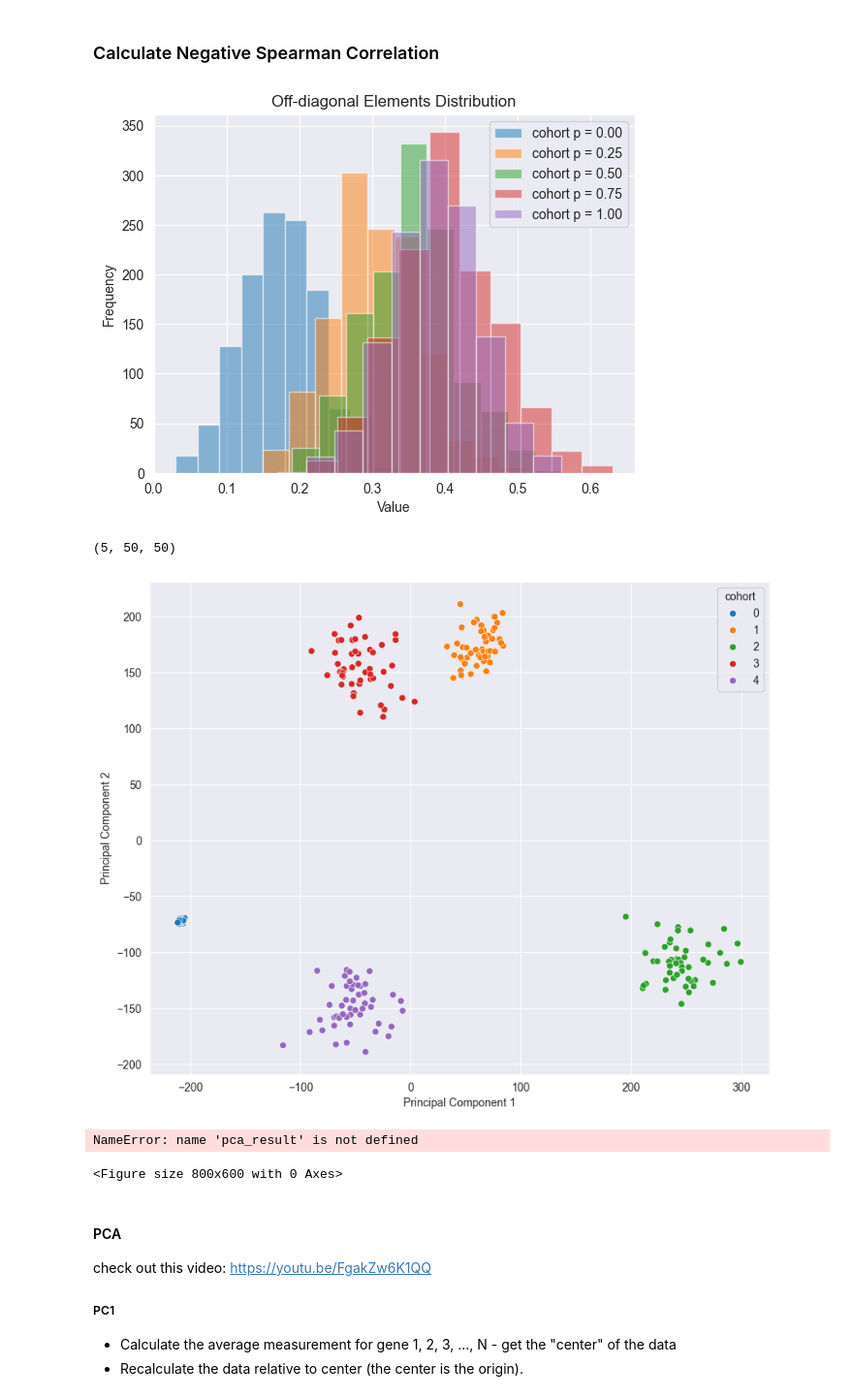
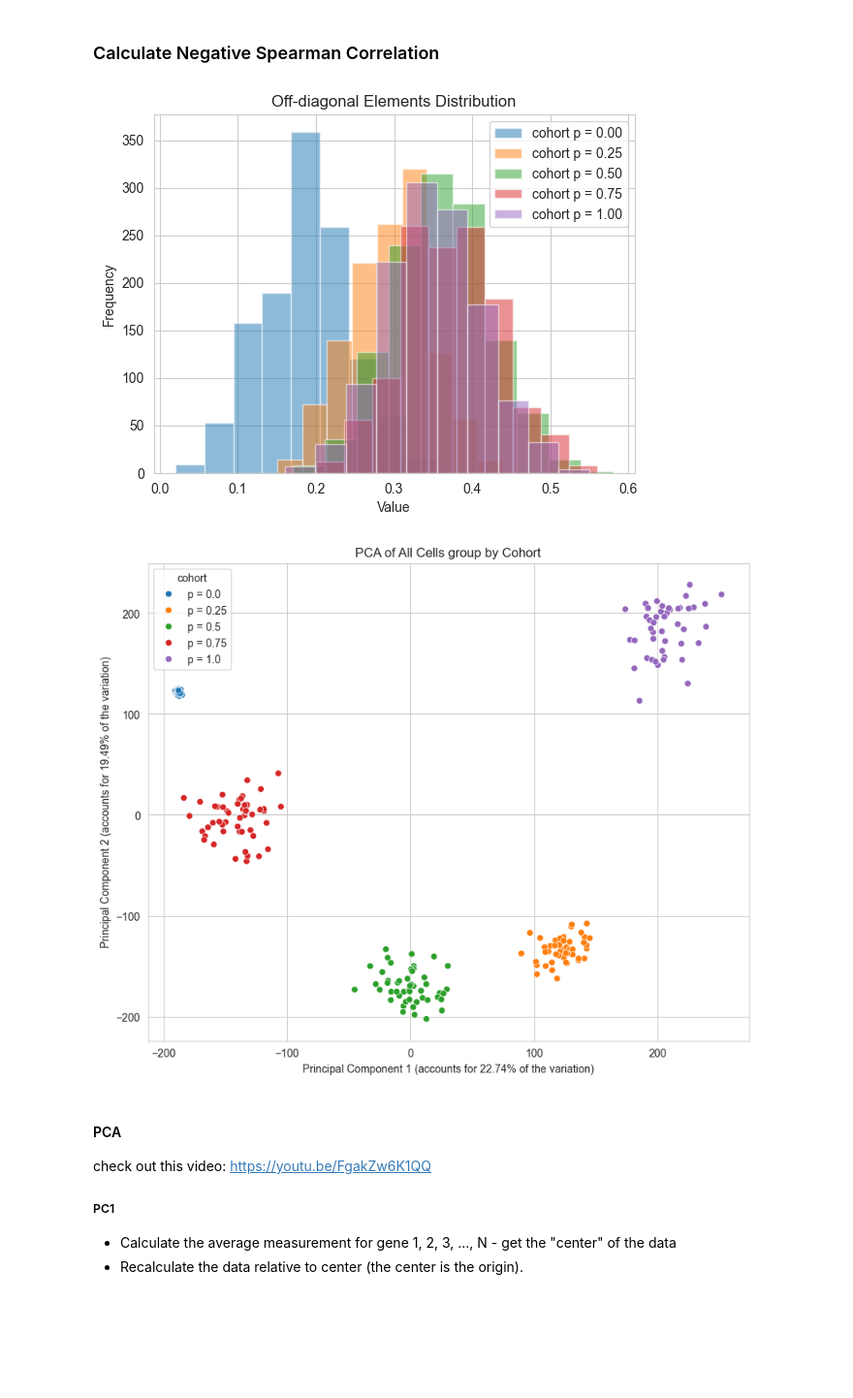
Before and after one commit to GalD101/GCL_Tool_BIU, a Jupyter notebook: Python/synthetic_data.ipynb, the cells around one changed output. Shown: that part at 97% size. Saved outputs shown, nothing was run; the diff lists cells and outputs as text; code cells hidden in the pictures; blank space fills up the shorter version.

Commit message:
format

```diff
--- a/Python/synthetic_data.ipynb
+++ b/Python/synthetic_data.ipynb
@@ -50,7 +54,7 @@ N = 100  # Number of genes in a cell
 num_of_cells = 50  #100  # (M) Number of cells in each cohort = # of defects matrices
 avg_deg = 3  # Average # of non-zero elements in the matrix W
 
-decide = lambda x: random.random() < x
+decide = lambda x: np.random.random() < x
 q = 2  # Affects the range of the random numbers generated
 probability_spacing = 0.25  #0.05
 # I use the probability_spacing in order to determine the # of cohorts since if i would do that the other way around (which makes more sense), I will get floating point errors
@@ -62,7 +66,7 @@ W = [[np.zeros((N, N)) for _ in range(num_of_cells)] for ___ in range(
 # I.C is an array where each element represents a cohort with different p and each cohort has an array of cells and each cell has a vector of initial conditions for each gene in the cell. initial_conditions[cohort index][defect index / cell index][gene index]
 initial_conditions = [[np.random.rand(N) for _ in range(num_of_cells)] for __ in range(num_of_cohorts)]
 
-num_of_time_stamps = 1000  # Perhaps is unnecessary for solve_ivp (t_eval is optional)
+num_of_time_stamps = 1000  # Perhaps this is unnecessary for solve_ivp (t_eval is optional)
 t_final = 20  # How will I know that 20 is enough to reach a steady state?
 t = np.linspace(0, t_final, num_of_time_stamps)
 # %%
@@ -128,7 +132,7 @@ num_of_zero_genes = 5
 for cohort_index in range(num_of_cohorts):
     for cell_index in range(num_of_cells):
         for _ in range(num_of_zero_genes):
-            gene_index = random.randint(0, N - 1)
+            gene_index = np.random.randint(0, N - 1)
             steady_state[cohort_index, gene_index, cell_index] = 0
 # %% [markdown]
 ### Calculate Negative Spearman Correlation
@@ -167,11 +171,7 @@ plt.grid(True)
 # Display the plot
 plt.show()
 # %% [output]
-[figure, old version]
+[figure, new version]
-# %%
-np.shape(negative_spearman_steady_state)
-# %% [output]
-(5, 50, 50)
 # %%
 import numpy as np
 import pandas as pd
@@ -180,38 +180,41 @@ from sklearn.decomposition import PCA
 import matplotlib.pyplot as plt
 import seaborn as sns
 
 # Step 1: Flatten the results array (cohorts, cells, genes) into a 2D array (cells x genes)
+# This way we can scale according to all the results
 flattened_data = []
 cohort_labels = []
 
-# Flatten results and create cohort labels
+# Flatten results and create cohort labels (p = 0, ..., p = 1)
 for cohort_index in range(num_of_cohorts):
     for cell_index in range(num_of_cells):
         # Flatten gene data for each cell and add to flattened_data
         flattened_data.append(results[cohort_index][cell_index].flatten())
-        cohort_labels.append(cohort_index)
+        cohort_labels.append(f'p = {p[cohort_index]}')
 
 # Convert to a DataFrame
 flattened_data = np.array(flattened_data)
 data_df = pd.DataFrame(flattened_data)
 
-# Step 2: Scale the data across all cells
+# Step 2: Scale the data across *all* cells
 scaler = StandardScaler()
 scaled_data = scaler.fit_transform(data_df)
 
 # Step 3: Perform PCA
 pca = PCA(n_components=2)
 pca_data = pca.fit_transform(scaled_data)
 
+pc1 = 'Principal Component 1 (accounts for {:.2f}% of the variation)'.format(pca.explained_variance_ratio_[0] * 100)
+pc2 = 'Principal Component 2 (accounts for {:.2f}% of the variation)'.format(pca.explained_variance_ratio_[1] * 100)
+
 # Convert PCA result to a DataFrame and add cohort information
-pca_df = pd.DataFrame(data=pca_data, columns=['Principal Component 1', 'Principal Component 2'])
+pca_df = pd.DataFrame(data=pca_data, columns=[pc1, pc2])
 pca_df['cohort'] = cohort_labels
 
 # Step 4: Plot the PCA results
 plt.figure(figsize=(10, 8))
-sns.scatterplot(x='Principal Component 1', y='Principal Component 2', hue='cohort', data=pca_df, palette='tab10',
-                legend='full')
-# plt.title('PCA of All Cells by Cohort')
+sns.scatterplot(x=pc1, y=pc2, hue='cohort', data=pca_df, legend='full')
+plt.title('PCA of All Cells group by Cohort')
 plt.show()
 # %% [output]
-[figure, old version]
+[figure, new version]
@@ -239,22 +221,3 @@ flattened_spearman = [matrix.flatten() for matrix in negative_spearman_steady_st
-# %%
-# PCA for each cohort
-# Plot the PCA results with different colors for each point
-plt.figure(figsize=(8, 6))
-colors = cm.rainbow(np.linspace(0, 1, len(p)))
-for i in range(num_of_cohorts):
-    plt.scatter(pca_result[i, 0], pca_result[i, 1], color=colors[i], label=f'p = {p[i]:.2f}')
-
-plt.title('PCA of Spearman Correlation Matrices')
-plt.xlabel(
-    'Principal Component 1 (accounts for {:.2f}% of the variation)'.format(pca.explained_variance_ratio_[0] * 100))
-plt.ylabel(
-    'Principal Component 2 (accounts for {:.2f}% of the variation)'.format(pca.explained_variance_ratio_[1] * 100))
-plt.legend()
-plt.grid(True)
-plt.show()
-# %% [output]
-NameError: name 'pca_result' is not defined
-<Figure size 800x600 with 0 Axes>
 # %% [markdown]
 #### PCA
 check out this video: https://youtu.be/FgakZw6K1QQ
```
Also changed, not shown: parts of 5 cells of this notebook.
